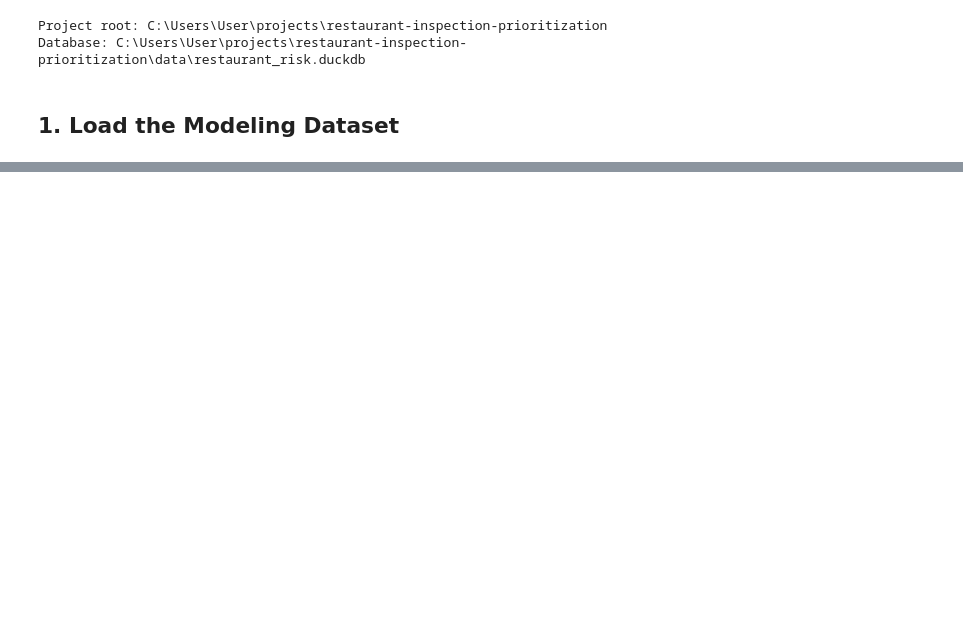
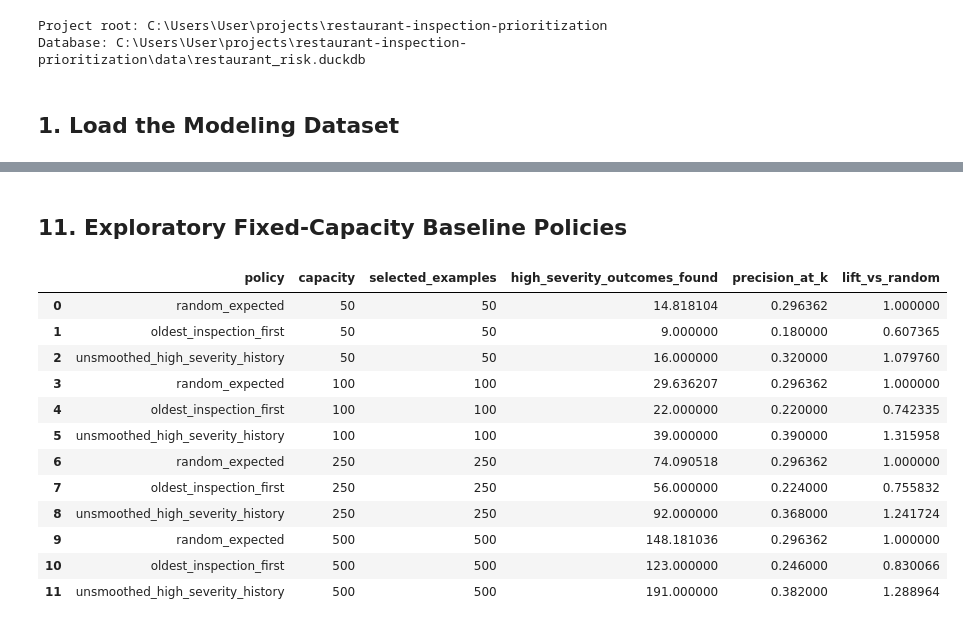
Before and after one commit to souro26/restaurant-inspection-prioritization, a Jupyter notebook: notebooks/01_modeling_dataset_eda.ipynb, the cells around one changed output, grey strips where cells are left out. Saved outputs shown, nothing was run; the diff lists cells and outputs as text; code cells hidden in the pictures; blank space fills up the shorter version.

```diff
--- a/notebooks/01_modeling_dataset_eda.ipynb
+++ b/notebooks/01_modeling_dataset_eda.ipynb
@@ -325,0 +245,6 @@ threshold_comparison
+# %%
+df.horizon_bucket = pd.cut(df.days_to_target, bins=[0, 90, 180, 365, 730, float("inf")], labels=[ "0–90 days", "91–180 days", "181–365 days", "366–730 days", "731+ days",])
+horizon_target_summary = (df.groupby("horizon_bucket",observed=False,)["target_high_severity"]
+    .agg(examples="size", positive_targets="sum", target_rate="mean",)
+    .reset_index())
+horizon_target_summary
@@ -325,0 +253,4 @@ threshold_comparison
+# %%
+df["cutoff_quarter"] = df["cutoff_date"].dt.to_period("Q")
+quarterly_summary = (df.groupby("cutoff_quarter")["target_high_severity"].agg(examples="size", positive_targets="sum", target_rate="mean").reset_index())
+quarterly_summary
@@ -325,0 +343,10 @@ threshold_comparison
+# %%
+df["has_prior_critical_outcome"] = np.where(df["prior_critical_inspection_count"] > 0,"At least one prior critical outcome","No prior critical outcome")
+prior_critical_summary = (df.groupby("has_prior_critical_outcome", dropna=False)["target_high_severity"]
+    .agg(examples="size", positive_targets="sum", target_rate="mean").reset_index())
+prior_critical_summary
+# %%
+df["prior_critical_rate_bucket"] = pd.cut(df["prior_critical_inspection_rate"],bins=[-0.01, 0, 0.25, 0.50, 0.75, 1.0],labels=["0%","0–25%","25–50%","50–75%","75–100%"])
+historical_rate_summary = (df.groupby("prior_critical_rate_bucket",observed=False)["target_high_severity"]
+    .agg(examples="size",positive_targets="sum",target_rate="mean").reset_index())
+historical_rate_summary
@@ -325,0 +561,2 @@ threshold_comparison
+# %% [markdown]
+## 11. Exploratory Fixed-Capacity Baseline Policies
@@ -325,0 +593,58 @@ threshold_comparison
+# %%
+capacities = [50, 100, 250, 500]
+
+policy_rows = []
+
+for capacity in capacities:
+    random_expected_precision = df["target_high_severity"].mean()
+
+    policy_rows.append(
+        {
+            "policy": "random_expected",
+            "capacity": capacity,
+            "selected_examples": capacity,
+            "high_severity_outcomes_found": (
+                capacity * random_expected_precision
+            ),
+            "precision_at_k": random_expected_precision,
+            "lift_vs_random": 1.0,
+        }
+    )
+
+    policy_rows.append(
+        summarize_top_k_policy(
+            data=df,
+            score_column="days_since_last_cycle_inspection",
+            policy_name="oldest_inspection_first",
+            capacity=capacity,
+            ascending=False,
+        )
+    )
+
+    policy_rows.append(
+        summarize_top_k_policy(
+            data=df,
+            score_column="prior_high_severity_inspection_rate",
+            policy_name="unsmoothed_high_severity_history",
+            capacity=capacity,
+            ascending=False,
+        )
+    )
+
+exploratory_policy_results = pd.DataFrame(policy_rows)
+
+exploratory_policy_results
+# %% [output]
+|  | policy | capacity | selected_examples | high_severity_outcomes_found | precision_at_k | lift_vs_random |
+| 0 | random_expected | 50 | 50 | 14.818104 | 0.296362 | 1.000000 |
+| 1 | oldest_inspection_first | 50 | 50 | 9.000000 | 0.180000 | 0.607365 |
+| 2 | unsmoothed_high_severity_history | 50 | 50 | 16.000000 | 0.320000 | 1.079760 |
+| 3 | random_expected | 100 | 100 | 29.636207 | 0.296362 | 1.000000 |
+| 4 | oldest_inspection_first | 100 | 100 | 22.000000 | 0.220000 | 0.742335 |
+| 5 | unsmoothed_high_severity_history | 100 | 100 | 39.000000 | 0.390000 | 1.315958 |
+| 6 | random_expected | 250 | 250 | 74.090518 | 0.296362 | 1.000000 |
+| 7 | oldest_inspection_first | 250 | 250 | 56.000000 | 0.224000 | 0.755832 |
+| 8 | unsmoothed_high_severity_history | 250 | 250 | 92.000000 | 0.368000 | 1.241724 |
+| 9 | random_expected | 500 | 500 | 148.181036 | 0.296362 | 1.000000 |
+| 10 | oldest_inspection_first | 500 | 500 | 123.000000 | 0.246000 | 0.830066 |
+| 11 | unsmoothed_high_severity_history | 500 | 500 | 191.000000 | 0.382000 | 1.288964 |
```
Also changed, not shown: parts of 60 cells of this notebook, 5 other files.
